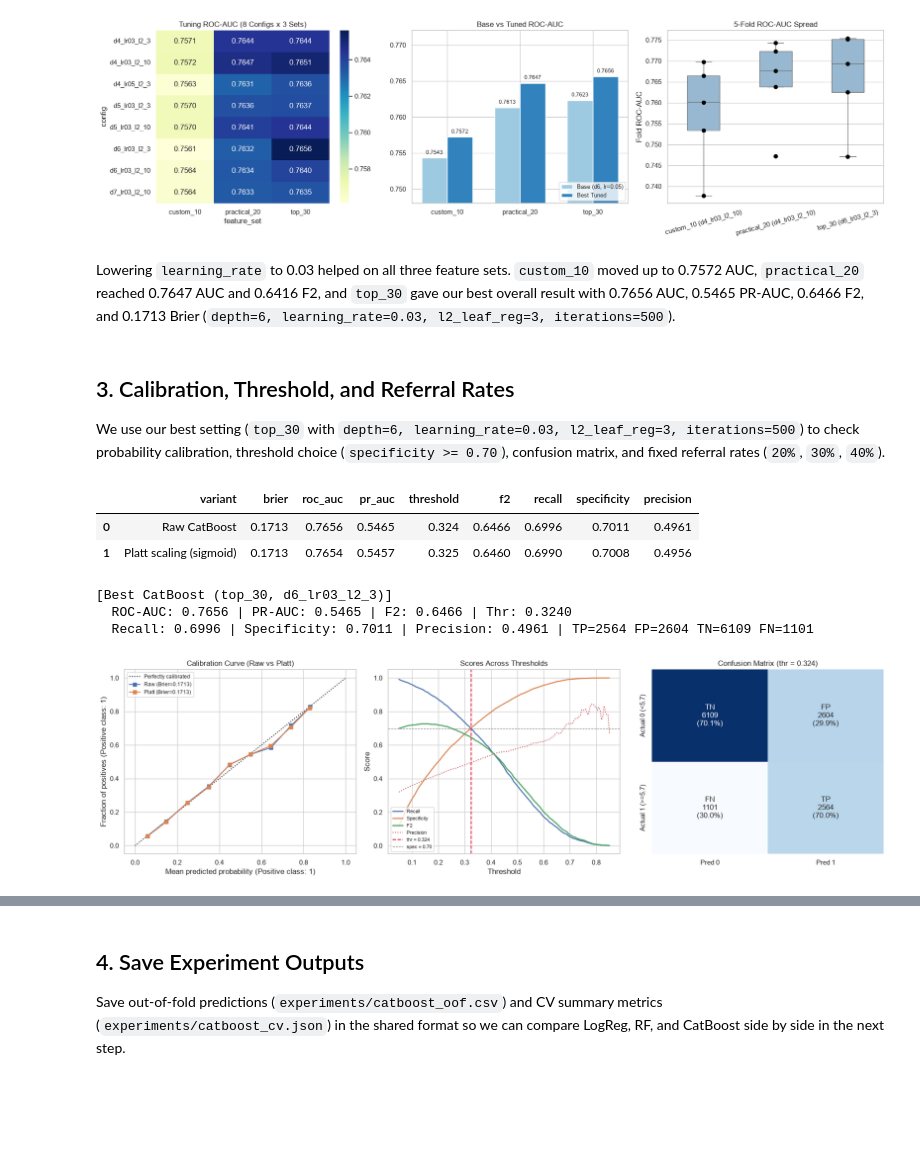
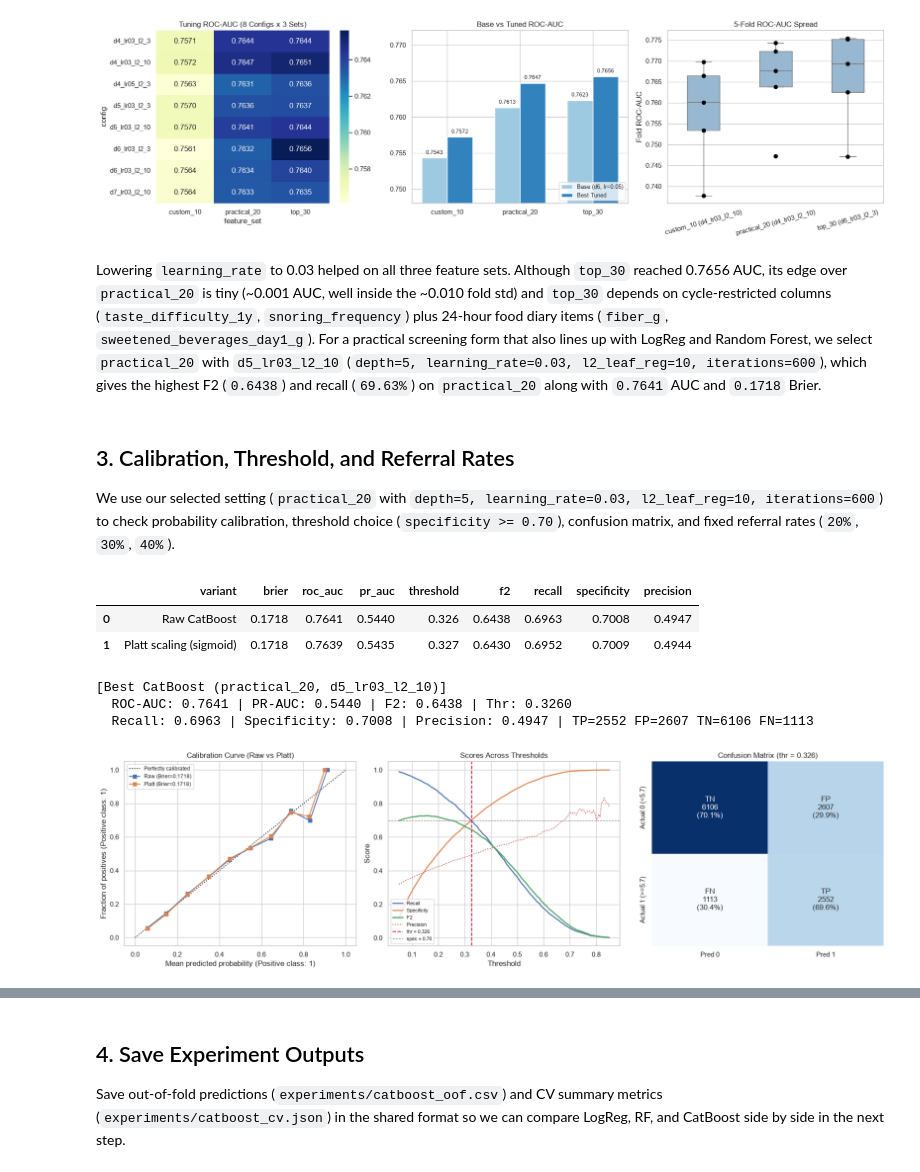
Before and after one commit to axiom-digital/type0-diabetes-screening, a Jupyter notebook: notebooks/04c_catboost.ipynb, the cells around one changed output, grey strips where cells are left out. Cells and saved outputs as stored; diff of their text form; code cells hidden in the pictures; blank space fills up the shorter version.

Commit message:
select practical_20 for final catboost

```diff
--- a/notebooks/04c_catboost.ipynb
+++ b/notebooks/04c_catboost.ipynb
@@ -345,15 +345,15 @@ plt.show()
 | 2 | top_30 | d6_lr03_l2_3 | 0.7623 | 0.7656 | 0.0033 | 0.5423 | 0.5465 | 0.6453 | 0.6466 | ... |
 [figure]
 # %% [markdown]
-Lowering `learning_rate` to 0.03 helped on all three feature sets. `custom_10` moved up to 0.7572 AUC, `practical_20` reached 0.7647 AUC and 0.6416 F2, and `top_30` gave our best overall result with 0.7656 AUC, 0.5465 PR-AUC, 0.6466 F2, and 0.1713 Brier (`depth=6, learning_rate=0.03, l2_leaf_reg=3, iterations=500`).
+Lowering `learning_rate` to 0.03 helped on all three feature sets. Although `top_30` reached 0.7656 AUC, its edge over `practical_20` is tiny (~0.001 AUC, well inside the ~0.010 fold std) and `top_30` depends on cycle-restricted columns (`taste_difficulty_1y`, `snoring_frequency`) plus 24-hour food diary items (`fiber_g`, `sweetened_beverages_day1_g`). For a practical screening form that also lines up with LogReg and Random Forest, we select `practical_20` with `d5_lr03_l2_10` (`depth=5, learning_rate=0.03, l2_leaf_reg=10, iterations=600`), which gives the highest F2 (`0.6438`) and recall (`69.63%`) on `practical_20` along with `0.7641` AUC and `0.1718` Brier.
 # %% [markdown]
 ## 3. Calibration, Threshold, and Referral Rates
 
-We use our best setting (`top_30` with `depth=6, learning_rate=0.03, l2_leaf_reg=3, iterations=500`) to check probability calibration, threshold choice (`specificity >= 0.70`), confusion matrix, and fixed referral rates (`20%`, `30%`, `40%`).
+We use our selected setting (`practical_20` with `depth=5, learning_rate=0.03, l2_leaf_reg=10, iterations=600`) to check probability calibration, threshold choice (`specificity >= 0.70`), confusion matrix, and fixed referral rates (`20%`, `30%`, `40%`).
 # %%
 # compare raw probabilities with fold-by-fold platt scaling
-best_set = "top_30"
-best_label = "d6_lr03_l2_3"
+best_set = "practical_20"
+best_label = "d5_lr03_l2_10"
 best_m, best_oof, best_params, best_fold_aucs = oof_store[(best_set, best_label)]
 
 platt_oof = np.zeros(len(df))
@@ -425,39 +425,39 @@ axes[1].plot(grid_t, f2_l, label="F2", linewidth=2.0)
 axes[1].plot(grid_t, prec_l, label="Precision", linewidth=1.5, linestyle=":")
 axes[1].axvline(best_m["threshold"], color="crimson", linestyle="--", label=f"thr = {best_m['threshold']:.3f}")
 axes[1].axhline(0.70, color="grey", linestyle="--", linewidth=0.9, label="spec = 0.70")
 axes[1].set_title("Scores Across Thresholds")
 axes[1].set_xlabel("Threshold")
 axes[1].set_ylabel("Score")
 axes[1].legend(fontsize=8, loc="lower left")
 
 cm = np.array([[best_m["tn"], best_m["fp"]], [best_m["fn"], best_m["tp"]]])
 cm_pct = cm / cm.sum(axis=1, keepdims=True) * 100.0
 annot = np.array([
     [f"TN\n{cm[0, 0]}\n({cm_pct[0, 0]:.1f}%)", f"FP\n{cm[0, 1]}\n({cm_pct[0, 1]:.1f}%)"],
     [f"FN\n{cm[1, 0]}\n({cm_pct[1, 0]:.1f}%)", f"TP\n{cm[1, 1]}\n({cm_pct[1, 1]:.1f}%)"],
 ])
 sns.heatmap(
     cm,
     annot=annot,
     fmt="",
     cmap="Blues",
     cbar=False,
     xticklabels=["Pred 0", "Pred 1"],
     yticklabels=["Actual 0 (<5.7)", "Actual 1 (>=5.7)"],
     ax=axes[2],
 )
 axes[2].set_title(f"Confusion Matrix (thr = {best_m['threshold']:.3f})")
 
 plt.tight_layout()
 plt.show()
 # %% [output]
 |  | variant | brier | roc_auc | pr_auc | threshold | f2 | recall | specificity | precision |
-| 0 | Raw CatBoost | 0.1713 | 0.7656 | 0.5465 | 0.324 | 0.6466 | 0.6996 | 0.7011 | 0.4961 |
-| 1 | Platt scaling (sigmoid) | 0.1713 | 0.7654 | 0.5457 | 0.325 | 0.6460 | 0.6990 | 0.7008 | 0.4956 |
+| 0 | Raw CatBoost | 0.1718 | 0.7641 | 0.5440 | 0.326 | 0.6438 | 0.6963 | 0.7008 | 0.4947 |
+| 1 | Platt scaling (sigmoid) | 0.1718 | 0.7639 | 0.5435 | 0.327 | 0.6430 | 0.6952 | 0.7009 | 0.4944 |
-[Best CatBoost (top_30, d6_lr03_l2_3)]
-  ROC-AUC: 0.7656 | PR-AUC: 0.5465 | F2: 0.6466 | Thr: 0.3240
-  Recall: 0.6996 | Specificity: 0.7011 | Precision: 0.4961 | TP=2564 FP=2604 TN=6109 FN=1101
+[Best CatBoost (practical_20, d5_lr03_l2_10)]
+  ROC-AUC: 0.7641 | PR-AUC: 0.5440 | F2: 0.6438 | Thr: 0.3260
+  Recall: 0.6963 | Specificity: 0.7008 | Precision: 0.4947 | TP=2552 FP=2607 TN=6106 FN=1113
-[figure, old version]
+[figure, new version]
 # %%
 # check top 20%, 30%, and 40% highest-risk groups
 referral_rows = []
```
Also changed, not shown: parts of 3 cells of this notebook, 2 other files.
